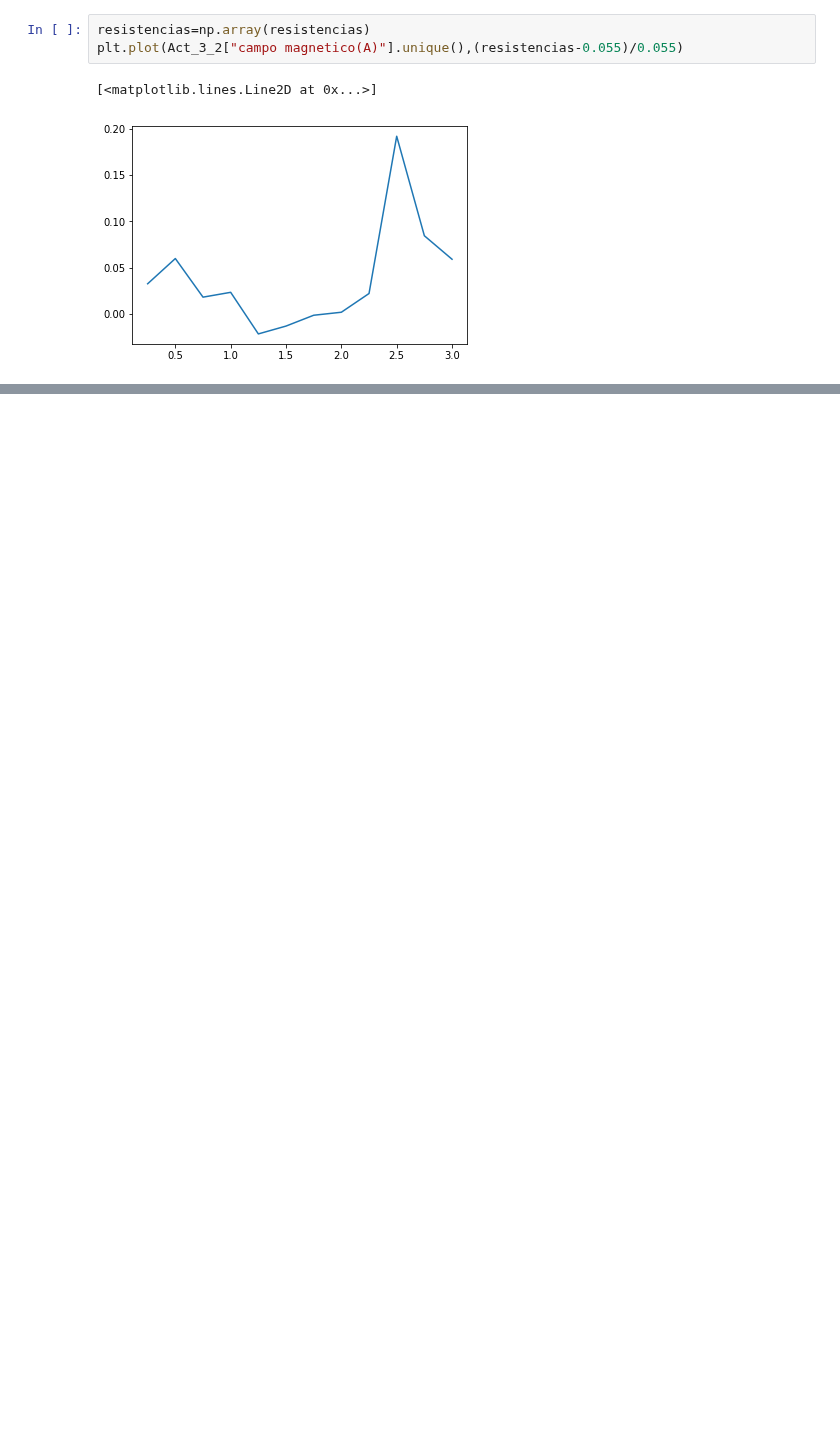
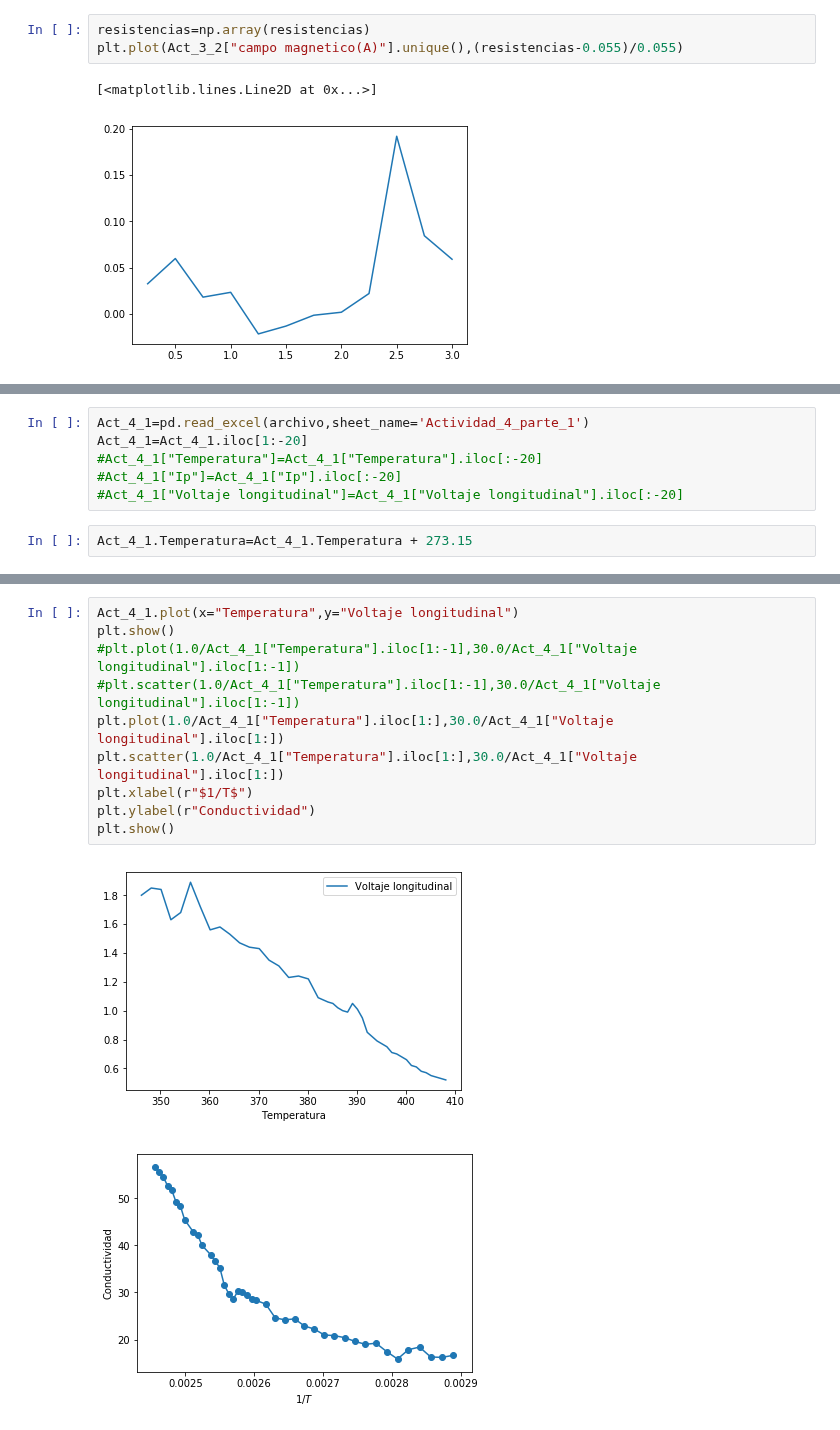
Before and after one commit to jamontanac/Laboratorio-Avanzado, a Jupyter notebook: Hall_Effect/Analisis.ipynb, the cells around one changed output, grey strips where cells are left out. Drawn from its saved outputs; the diff is of its cells as text; blank space fills up the shorter version.

```diff
--- a/Hall_Effect/Analisis.ipynb
+++ b/Hall_Effect/Analisis.ipynb
@@ -337,0 +372,8 @@ Act_4_1.plot(x="Temperatura",y="Voltaje longitudinal")
+# %%
+Act_4_1=pd.read_excel(archivo,sheet_name='Actividad_4_parte_1')
+Act_4_1=Act_4_1.iloc[1:-20]
+#Act_4_1["Temperatura"]=Act_4_1["Temperatura"].iloc[:-20]
+#Act_4_1["Ip"]=Act_4_1["Ip"].iloc[:-20]
+#Act_4_1["Voltaje longitudinal"]=Act_4_1["Voltaje longitudinal"].iloc[:-20]
+# %%
+Act_4_1.Temperatura=Act_4_1.Temperatura + 273.15
@@ -337,0 +386,13 @@ Act_4_1.plot(x="Temperatura",y="Voltaje longitudinal")
+# %%
+Act_4_1.plot(x="Temperatura",y="Voltaje longitudinal")
+plt.show()
+#plt.plot(1.0/Act_4_1["Temperatura"].iloc[1:-1],30.0/Act_4_1["Voltaje longitudinal"].iloc[1:-1])
+#plt.scatter(1.0/Act_4_1["Temperatura"].iloc[1:-1],30.0/Act_4_1["Voltaje longitudinal"].iloc[1:-1])
+plt.plot(1.0/Act_4_1["Temperatura"].iloc[1:],30.0/Act_4_1["Voltaje longitudinal"].iloc[1:])
+plt.scatter(1.0/Act_4_1["Temperatura"].iloc[1:],30.0/Act_4_1["Voltaje longitudinal"].iloc[1:])
+plt.xlabel(r"$1/T$")
+plt.ylabel(r"Conductividad")
+plt.show()
+# %% [output]
+[figure, added]
+[figure, added]
```
Also changed, not shown: parts of 23 cells of this notebook, 6 other files.
